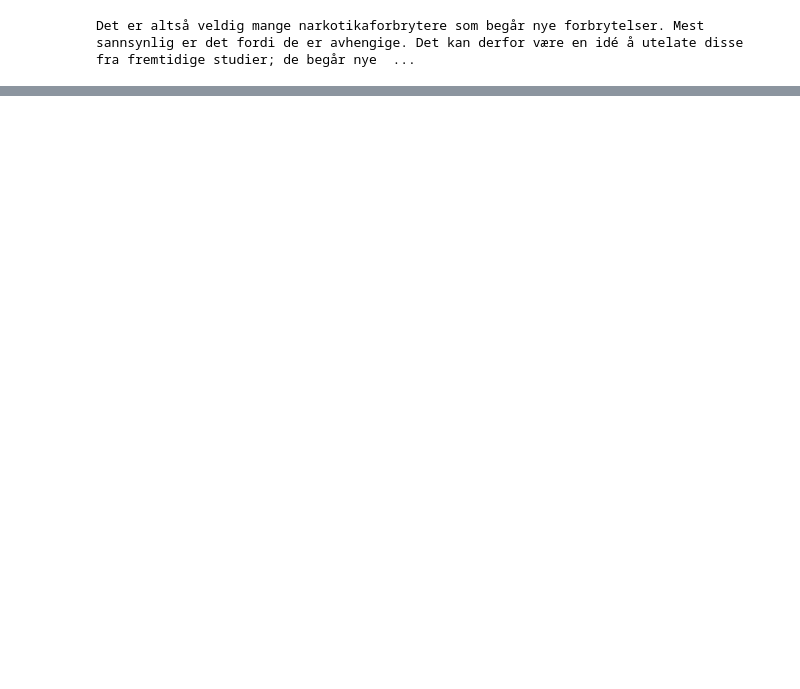
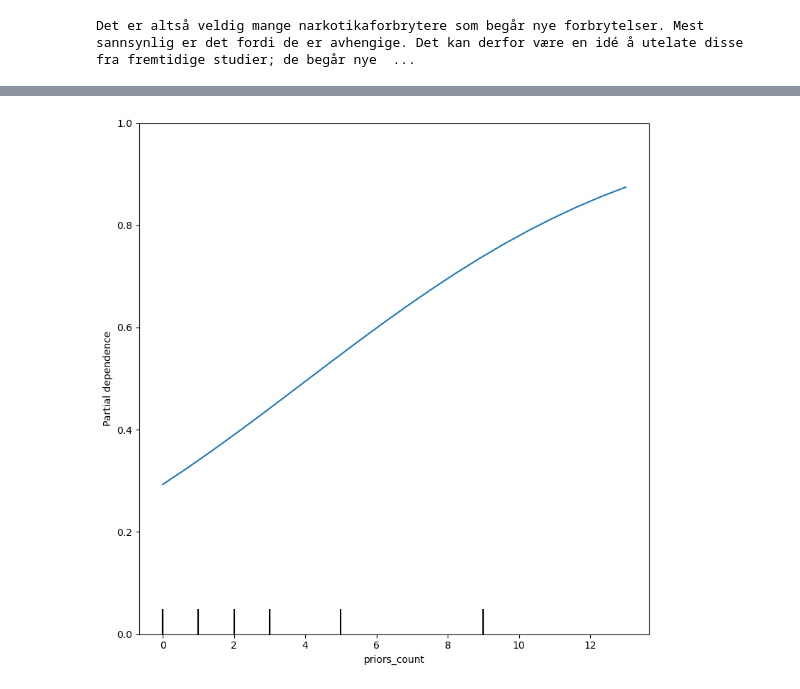
Before and after one commit to Fredstandal/HON2200_prosjekt_1, a Jupyter notebook: COMPAS data investigation.ipynb, the cells around one changed output, grey strips where cells are left out. Drawn from its saved outputs; the diff is of its cells as text; code cells hidden in the pictures; blank space fills up the shorter version.

Commit message:
implementert en logistisk modell, og sjekket partial dependence for 'priors_count'

```diff
--- a/COMPAS data investigation.ipynb
+++ b/COMPAS data investigation.ipynb
@@ -166,0 +178,26 @@ Det er altså veldig mange narkotikaforbrytere som begår nye forbrytelser. Mest
+# %%
+# Extract relevant columns
+X = compas_scores_two_y_unmodified[["age_cat", "race", "sex", "priors_count", "c_charge_degree", "two_year_recid"]]
+# Specify the categories we want to isolate the effect or race from
+categorical_cols = ["age_cat", "race", "sex", "c_charge_degree"]
+# Create one-hot encodings for the non-numerical columns in X
+X = pd.get_dummies(X, columns=categorical_cols, prefix=categorical_cols, prefix_sep='_')
+# Remove superflous columns (example: sex_Female = True -> sex_Male = False)
+X = X.drop(["age_cat_25 - 45", "race_Caucasian", "sex_Male", "c_charge_degree_F"], axis=1)
+# Create dataframe that tells us whether or not the risk of recidivism was low
+Y = (compas_scores_two_y_unmodified["score_text"] != "Low")
+
+# Create logistic regression model
+clf = LogisticRegression(max_iter=1000, tol=1e-8, random_state=42).fit(X, Y)
+# Get the coefficients for all columns (sex_Female, etc.)
+coefs = clf.coef_[0]
+# Get the index of "race_African-American"
+ind = X.columns.get_loc("race_African-American")
+
+# Create control, for all columns being 0, which corresponds to a white male
+# of age 25-45, convicted of a felony, without any criminal history and
+# no recidivism in two years
+control = sigmoid(clf.intercept_)
+racialBias = np.exp(coefs[ind]) / (1 - control + (control * np.exp(coefs[ind])))
+
+print(racialBias)
@@ -166,0 +226,16 @@ Det er altså veldig mange narkotikaforbrytere som begår nye forbrytelser. Mest
+# %%
+# Plot partial dependence
+features = ['priors_count']
+
+fig, ax = plt.subplots(figsize=(8, 8))
+plots = PartialDependenceDisplay.from_estimator(clf, X, features=features, grid_resolution=20, ax=ax)
+for ax in plots.axes_.ravel():
+  try:
+    ax.set_ylim(0, 1)
+  except AttributeError as e:
+    pass
+
+fig.tight_layout()
+plt.show()
+# %% [output]
+[figure, added]
```
Also changed, not shown: parts of 6 cells of this notebook.
